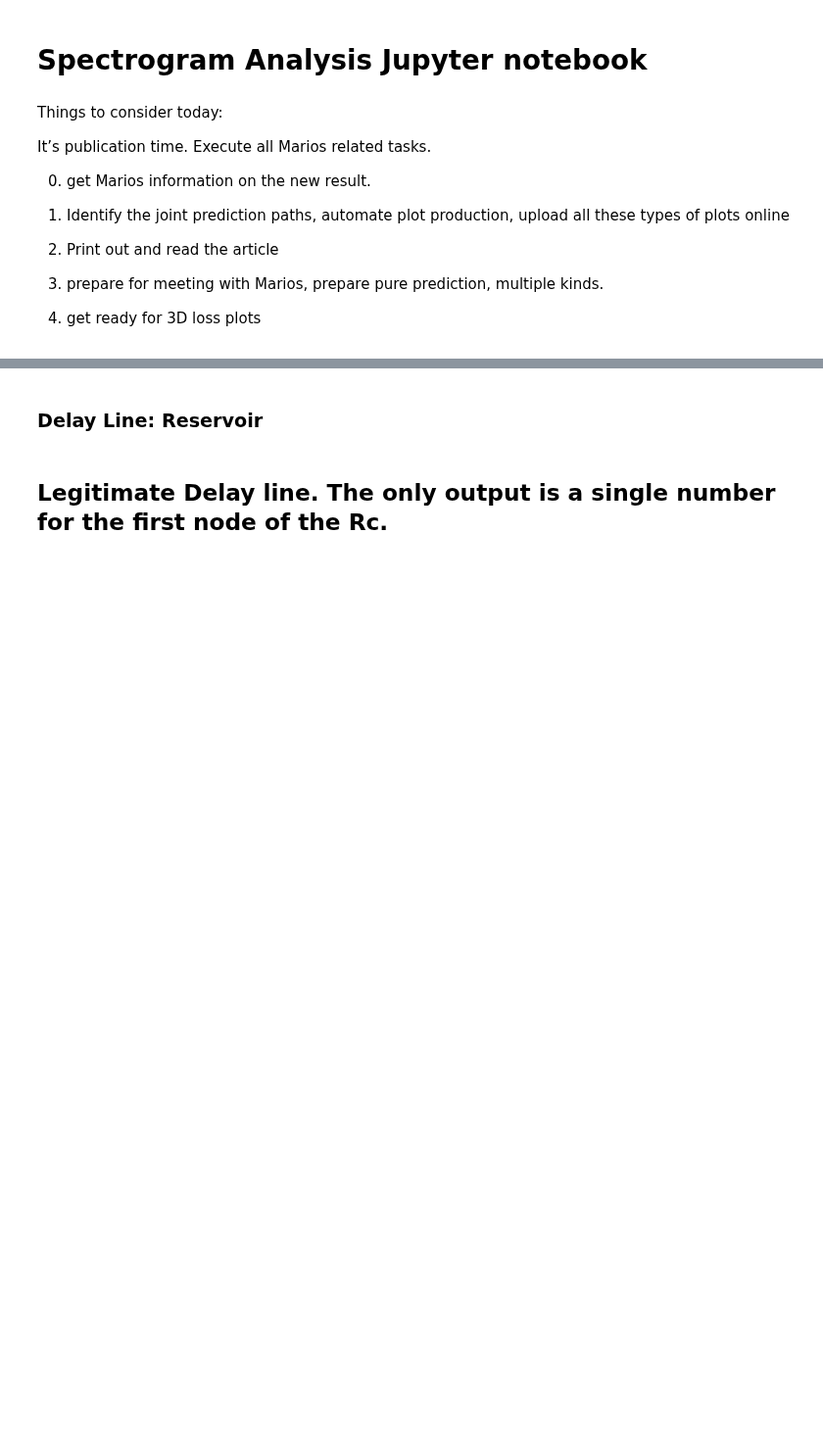
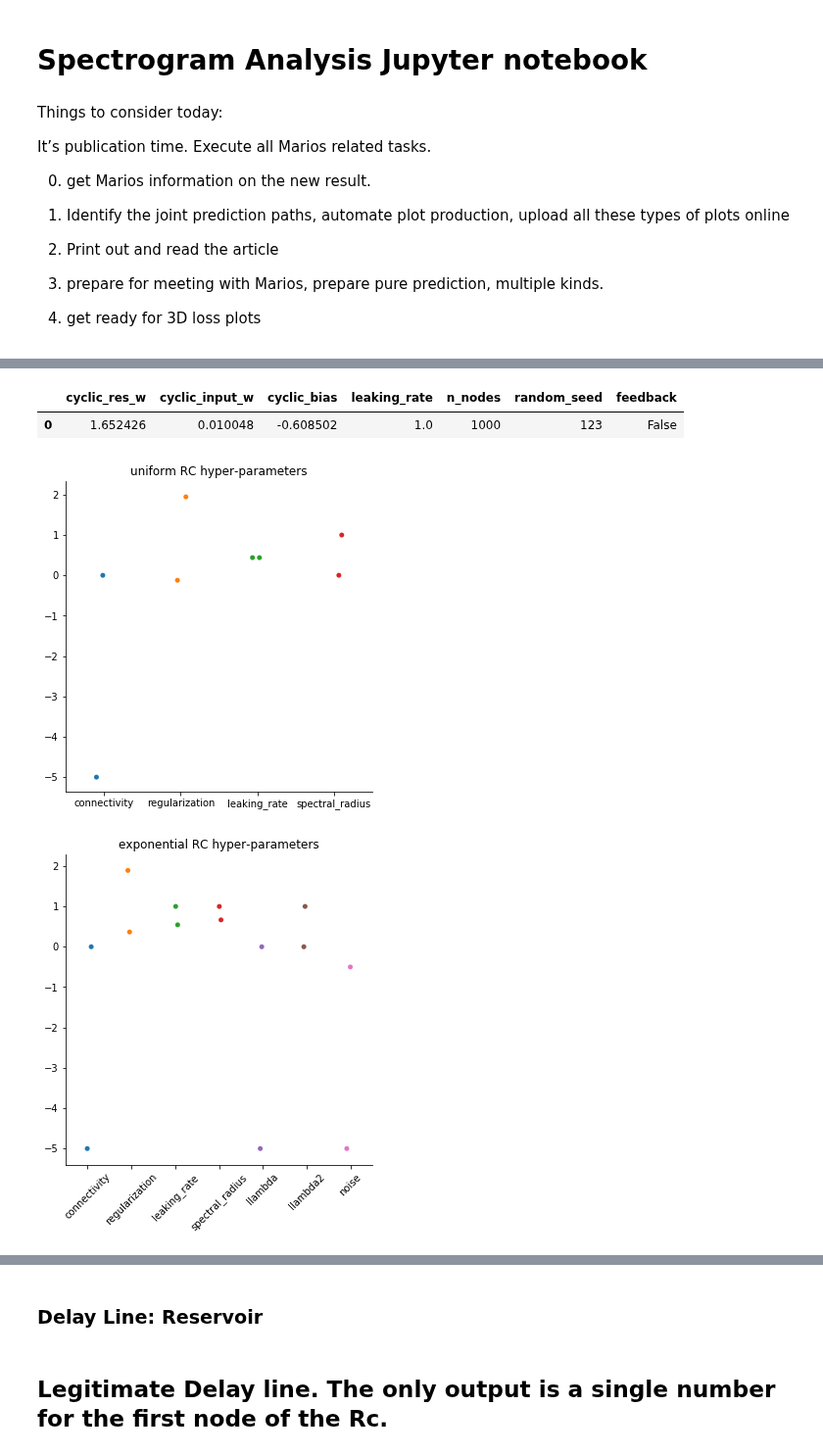
Before and after one commit to blindedjoy/Reservoir, a Jupyter notebook: MARIOS/Analysis.ipynb, the cells around one changed output, grey strips where cells are left out. Shown at 98% size. Cells and saved outputs as stored; diff of their text form; code cells hidden in the pictures; blank space fills up the shorter version.

```diff
--- a/MARIOS/Analysis.ipynb
+++ b/MARIOS/Analysis.ipynb
@@ -136,2 +268,7 @@ time_plot(dl_expers, experiment_num = 0, rolling = 150, save = "obs_4_time",
 # %%
-dl_expers.hyper_parameter_plot()
+combined_analysis.hyper_parameter_plot()
+# %% [output]
+|  | cyclic_res_w | cyclic_input_w | cyclic_bias | leaking_rate | n_nodes | random_seed | feedback |
+| 0 | 1.652426 | 0.010048 | -0.608502 | 1.0 | 1000 | 123 | False |
+[figure, added]
+[figure, added]
```
Also changed, not shown: parts of 30 cells of this notebook, 13 other files.
